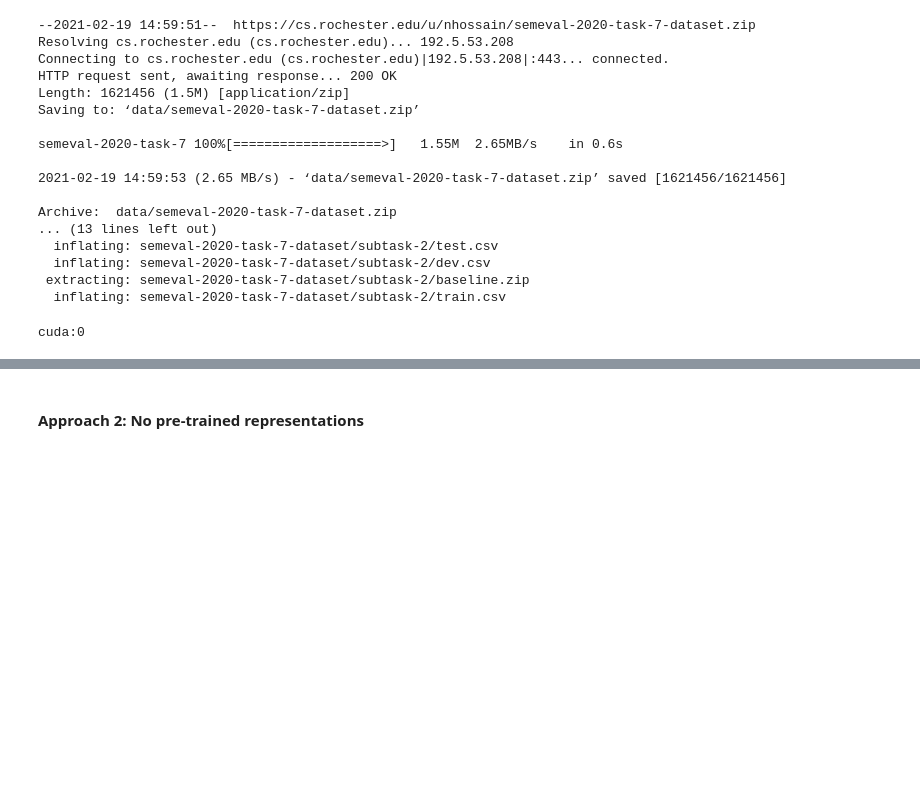
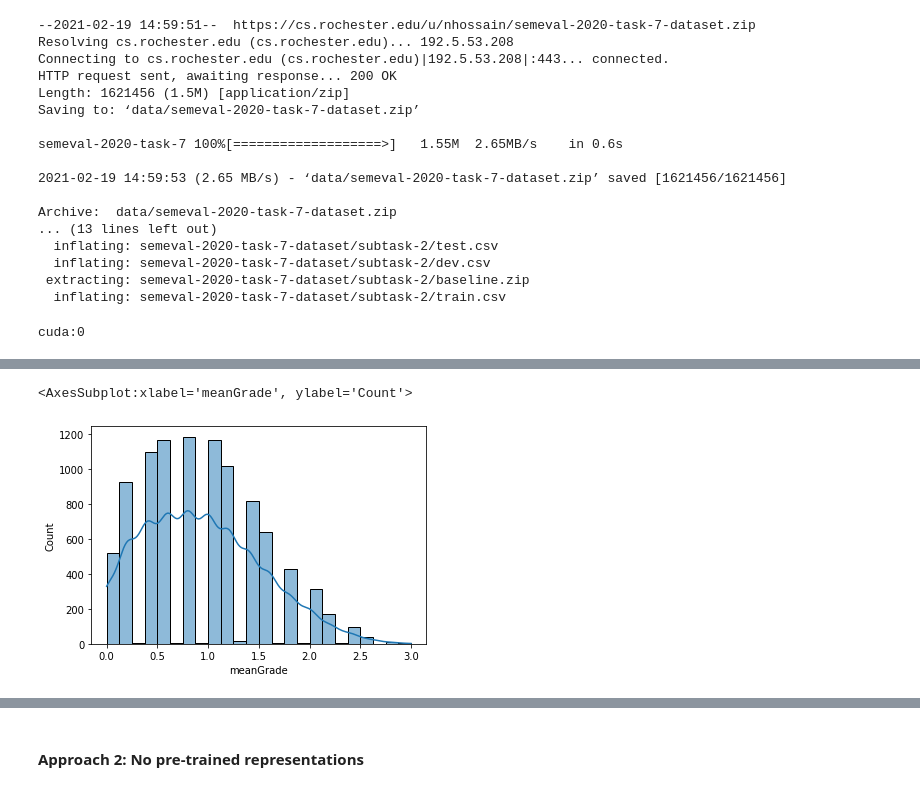
Before and after one commit to ML3ngiRNErT/funniness-regression, a Jupyter notebook: task_1_main.ipynb, the cells around one changed output, grey strips where cells are left out. Cells and saved outputs as stored; diff of their text form; code cells hidden in the pictures; blank space fills up the shorter version.

```diff
--- a/task_1_main.ipynb
+++ b/task_1_main.ipynb
@@ -103,0 +111,5 @@ test_df = pd.read_csv('data/dev.csv')
+# %%
+sns.histplot(train_df.meanGrade, kde=True, bins=24)
+# %% [output]
+<AxesSubplot:xlabel='meanGrade', ylabel='Count'>
+[figure, added]
```
Also changed, not shown: parts of 12 cells of this notebook.
